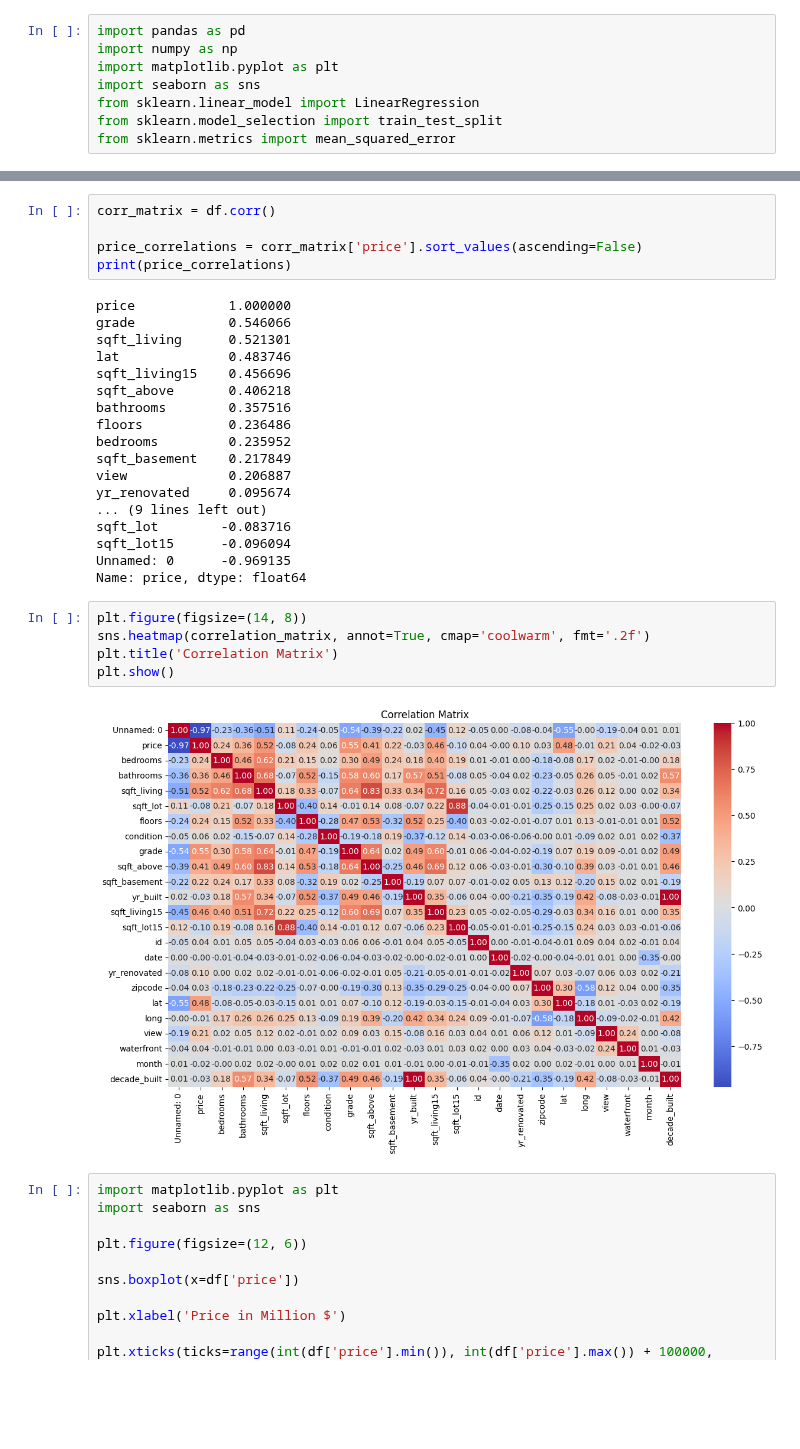
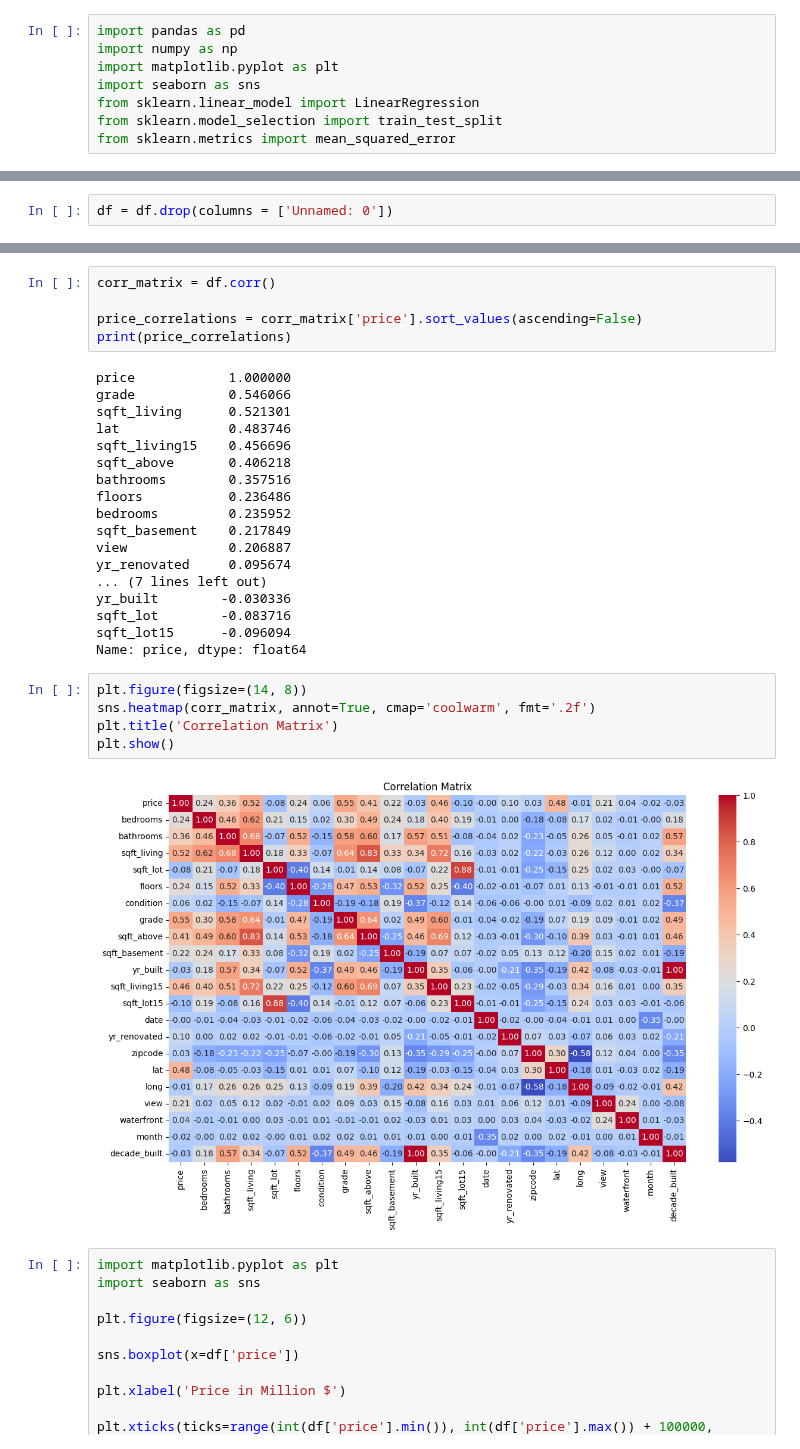
Before and after one commit to NiallGF/First-data-project, a Jupyter notebook: Kaggle Project/Workbooks/EDA/general eda.ipynb, the cells around one changed output, grey strips where cells are left out. Cells and saved outputs as stored; diff of their text form; blank space fills up the shorter version.

```diff
--- a/Kaggle Project/Workbooks/EDA/general eda.ipynb
+++ b/Kaggle Project/Workbooks/EDA/general eda.ipynb
@@ -42,6 +42,8 @@ Data columns (total 24 columns):
  23  decade_built   16375 non-null  int64
 dtypes: datetime64[ns](1), float64(5), int64(18)
 memory usage: 3.0 MB
+# %%
+df = df.drop(columns = ['Unnamed: 0'])
 # %%
 df.describe()
 # %% [output]
@@ -73,18 +75,18 @@ bedrooms         0.235952
 sqft_basement    0.217849
 view             0.206887
 yr_renovated     0.095674
-... (9 lines left out)
+... (7 lines left out)
+yr_built        -0.030336
 sqft_lot        -0.083716
 sqft_lot15      -0.096094
-Unnamed: 0      -0.969135
 Name: price, dtype: float64
 # %%
 plt.figure(figsize=(14, 8))
-sns.heatmap(correlation_matrix, annot=True, cmap='coolwarm', fmt='.2f')
+sns.heatmap(corr_matrix, annot=True, cmap='coolwarm', fmt='.2f')
 plt.title('Correlation Matrix')
 plt.show()
 # %% [output]
-[figure, old version]
+[figure, new version]
 # %%
 import matplotlib.pyplot as plt
 import seaborn as sns
```
Also changed, not shown: parts of 2 cells of this notebook, 5 other files.
